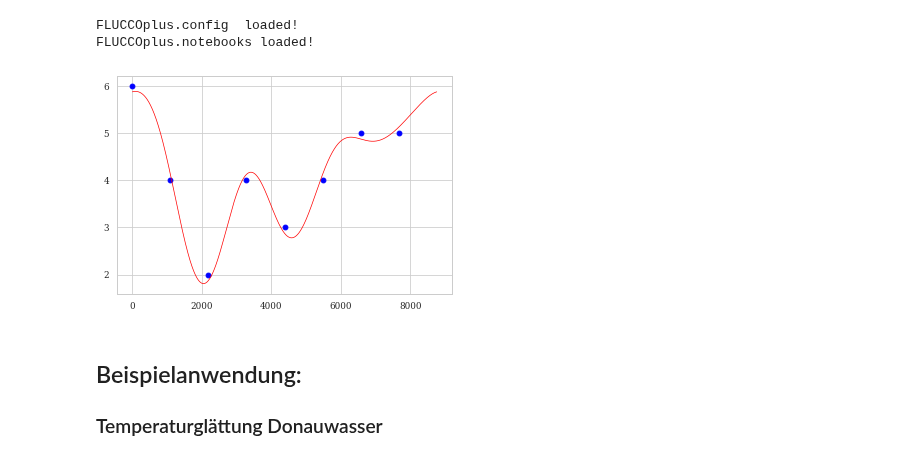
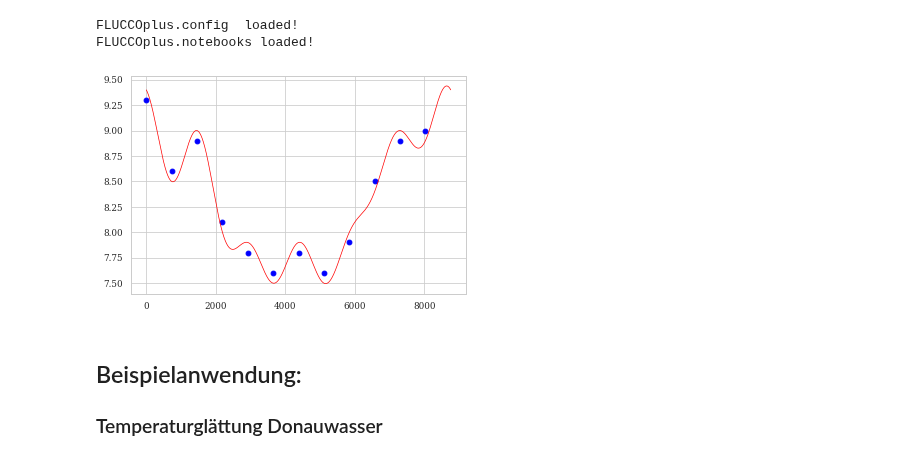
Before and after one commit to simonschaluppe/FLUCCOplus, a Jupyter notebook: notebooks/4.3.0_Transformation.ipynb, the cells around one changed output. Cells and saved outputs as stored; diff of their text form; code cells hidden in the pictures.

```diff
--- a/notebooks/4.3.0_Transformation.ipynb
+++ b/notebooks/4.3.0_Transformation.ipynb
@@ -24,18 +28,19 @@ FLUCCOplus.notebooks loaded!
 # %%
 # define timeframe (of periodicity) of scaler
 h = 8760 #hours of periodic timeframe
 
-p = np.array([6,4,2,4,3,4,5,5])
+p = np.array([9.3, 8.6, 8.9, 8.1, 7.8, 7.6, 7.8, 7.6, 7.9, 8.5, 8.9, 9.0])
 s_year = traffo.transform(p)
 
 def plot(timeseries, supports, h=8760,):
+
     x = np.arange(0, h, h/len(supports))
     xh = np.arange(0,h,1)
     plt.plot(x, supports, "bo")
     plt.plot(xh, timeseries, "r")
 plot(s_year, p)
 # %% [output]
-[figure, old version]
+[figure, new version]
 # %% [markdown]
 ## Beispielanwendung:
 ### Temperaturglättung Donauwasser
```
Also changed, not shown: parts of 12 cells of this notebook, 4 other files.
